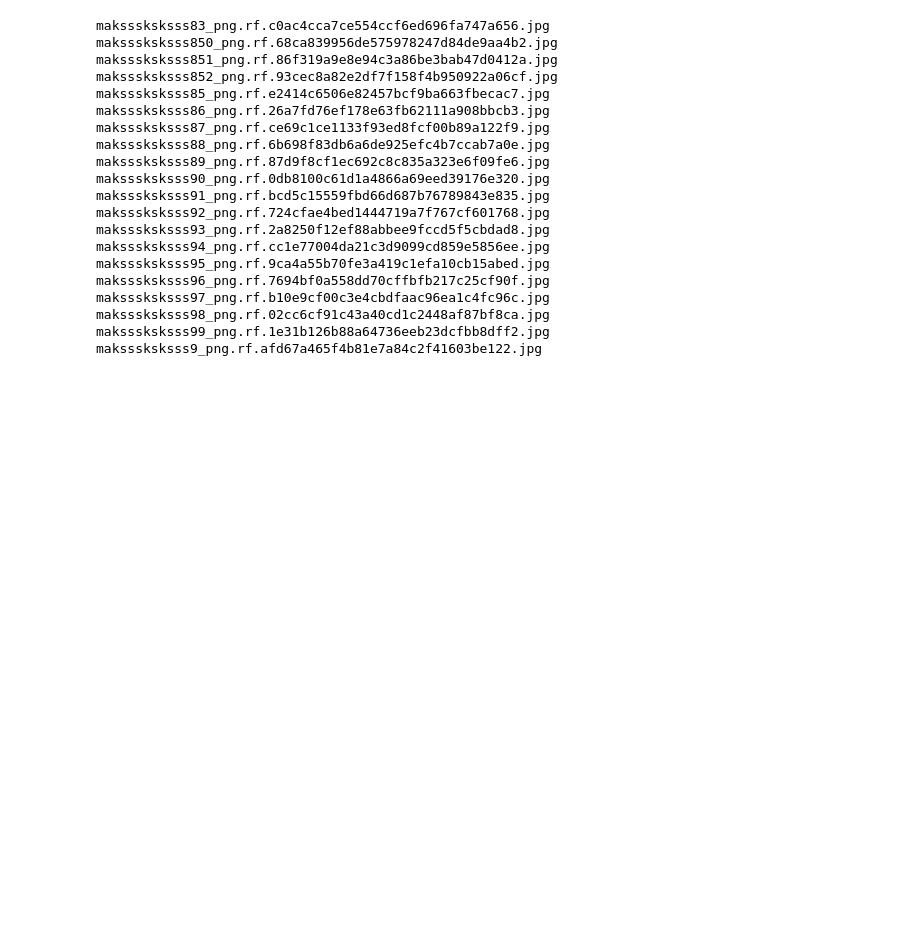
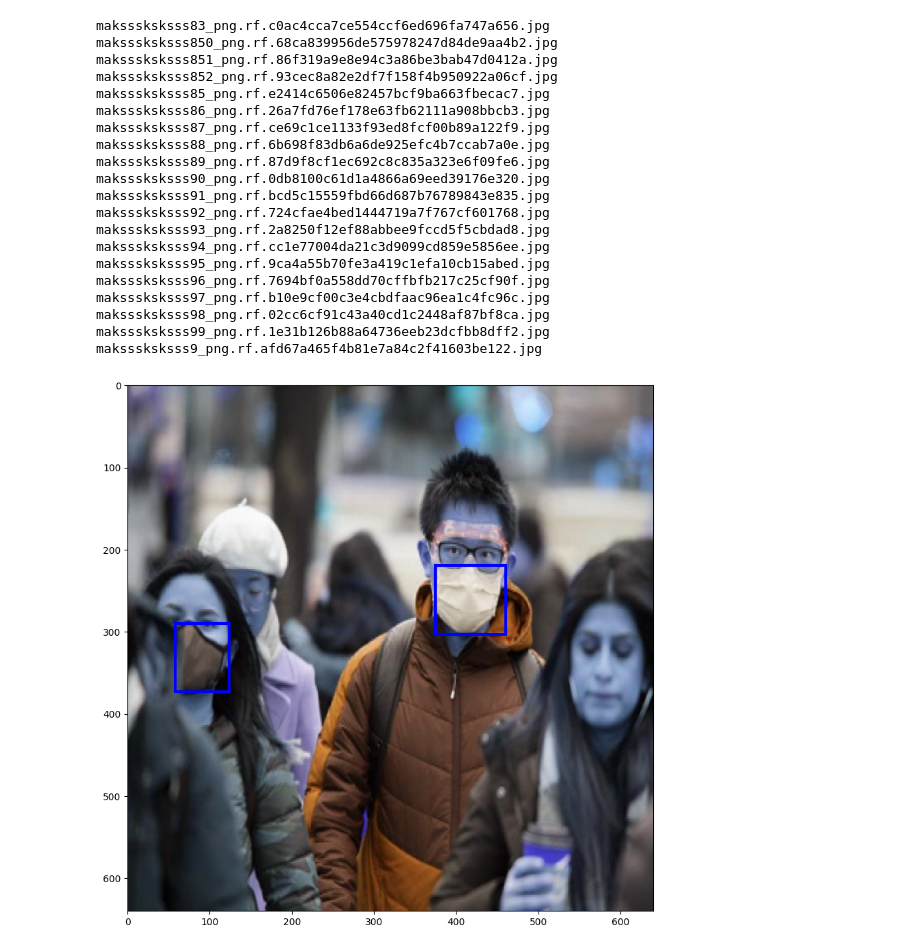
Before and after one commit to nimendra-ag/Face_Mask_Annotation_Assignment, a Jupyter notebook: Face_Mask_Annotation.ipynb, the cells around one changed output. Cells and saved outputs as stored; diff of their text form; code cells hidden in the pictures; blank space fills up the shorter version.

Commit message:
random images from the images file can be displayed with their corresponding bounding boxes.

```diff
--- a/Face_Mask_Annotation.ipynb
+++ b/Face_Mask_Annotation.ipynb
@@ -172,13 +172,3 @@ for i, img in enumerate(images):
   plt.tight_layout()
 # %% [output]
 [figure]
-# %%
-from typing import List
-
-class AnnotationFile:
-    def __init__(self, filename: str, bounding_boxes: list[BoundingBox]):
-        self.filename = filename
-        self.bounding_boxes = bounding_boxes  # ✅ Ensure this line exists
-
-    def __repr__(self):
-        return f"AnnotationFile(filename={self.filename}, bounding_boxes={self.bounding_boxes})"
@@ -347,0 +294,13 @@ maksssksksss9_png.rf.afd67a465f4b81e7a84c2f41603be122.jpg
+# %%
+i = 5
+image = sorted(os.listdir(images_folder))[i]
+image_path = os.path.join(images_folder, image)
+image = cv2.imread(image_path)
+image_height, image_width, _ = image.shape
+boxes = []
+for box in annotation_files[i].bounded_boxes_in_file:
+  boxes.append(BoundingBox(x_center=box[0], y_center=box[1], x_width=box[2], y_height=box[3], img_shape=image_height))
+
+make_image_figure_with_bboxes(image, boxes)
+# %% [output]
+[figure, added]
```
Also changed, not shown: parts of 4 cells of this notebook.
